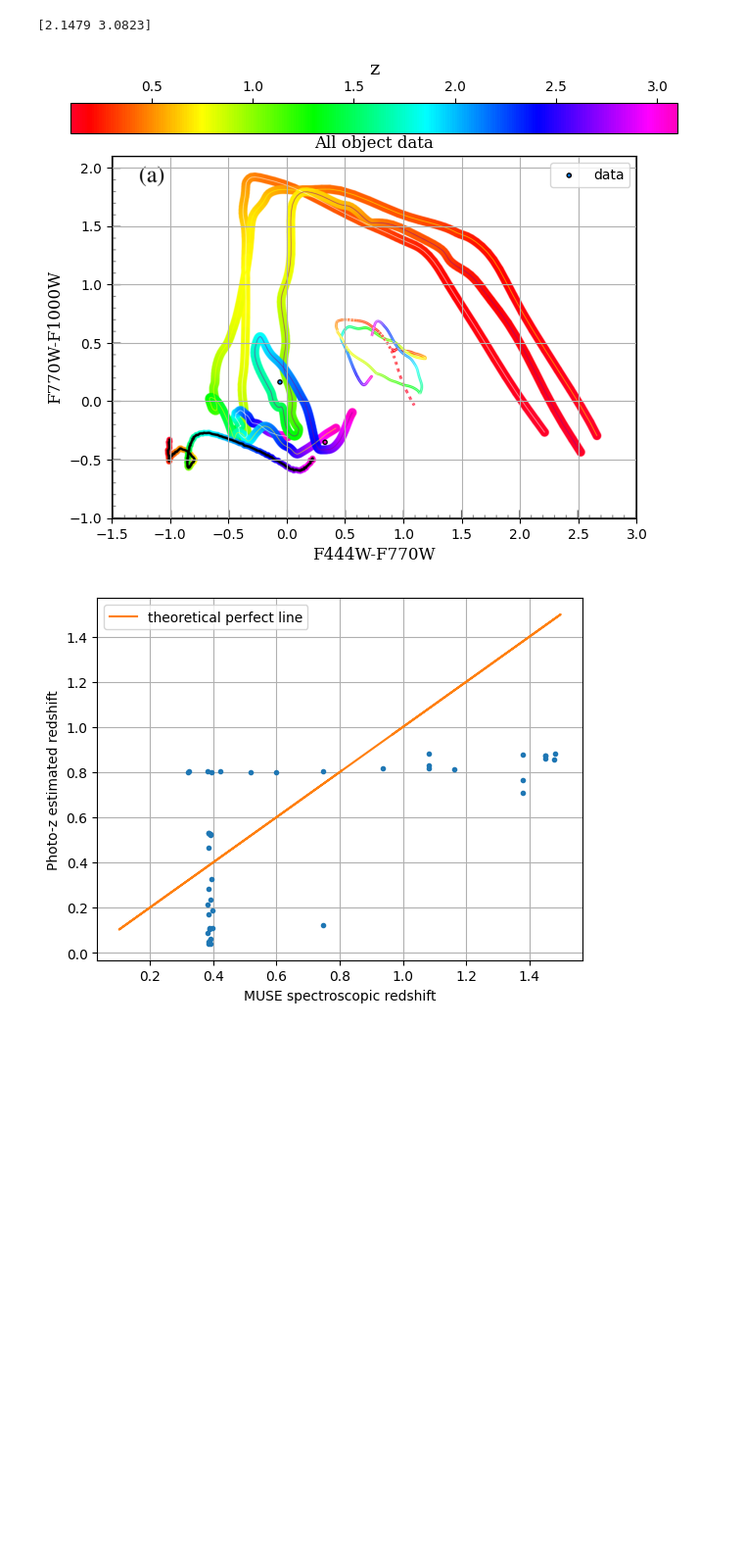
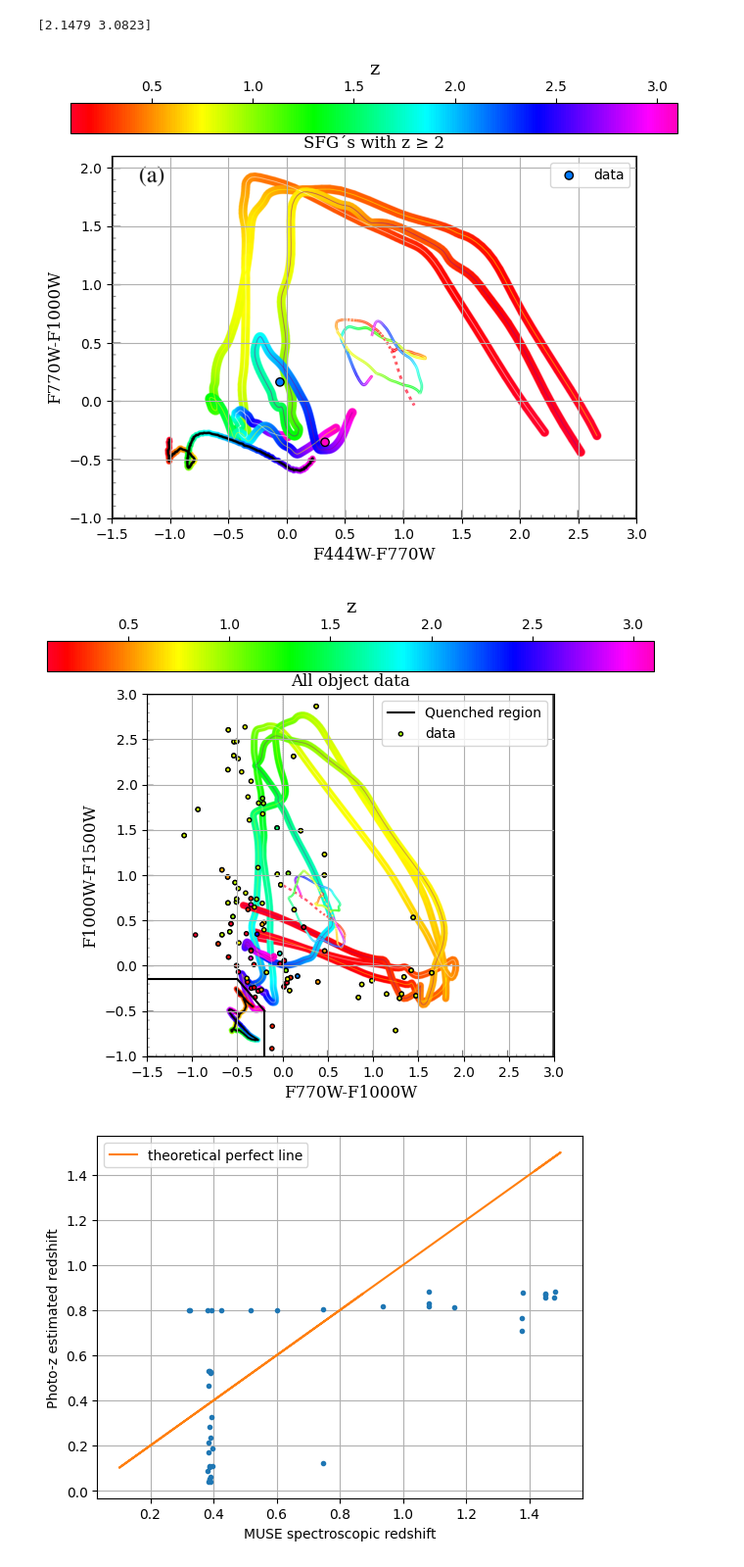
Before and after one commit to StellaWasTaken/1st-year-project, a Jupyter notebook: CSFG data results.ipynb, the cells around one changed output. Shown at 98% size. Cells and saved outputs as stored; diff of their text form; code cells hidden in the pictures; blank space fills up the shorter version.

```diff
--- a/CSFG data results.ipynb
+++ b/CSFG data results.ipynb
@@ -79,3 +82,5 @@ boxv = np.array([[0.3, 0.3], [-0.2, -1]]) #vertical ...
 fictdatlinear = np.array([[-0.5, -0.2], [-0.15, -0.5]]) #angled line fictional data. x then y
 fictdathline = np.array([[-1.5, -0.5], np.ones(2)*-0.15]) #horizontal fictional data line. x then y
 fictdatvline = np.array([[-0.2, -0.2], [-0.5,-1.5]]) #vertical fictional data line. x then y
+fictslope = [(-0.35/0.3), (-0.15+0.5*(-0.35/0.3))]#slope and value at y=0 for later. for ficdatlinear. a, then b
+print(fictslope)
@@ -131,27 +138,60 @@ for i in range(len(M47)):
             SFGM47 = np.append(SFGM47, M47[i])
             SFGM710 = np.append(SFGM710, M710[i])
             SFGred = np.append(SFGred, red[i])
+
+SFGM115 = np.array([]) #SFG in front of the name means it´s only SFGs with z>=2
+SFGM710fig2 = np.array([]) #We already have one, so fig2 indicates it´s for the second figure
+SFGredfig2 = np.array([]) # same as with SFGM710fig2
+for i in range(len(M710)):
+    if M710[i] > -0.2 or M710[i] <-0.5:
+        if M710[i] > -0.2 or M115[i] > -0.15:
+            SFGM115 = np.append(SFGM115, M115[i])
+            SFGM710fig2 = np.append(SFGM710fig2, M710[i])
+            SFGredfig2 = np.append(SFGredfig2, red[i])
+    if M710[i] <= -0.2 or M710[i] >= -0.5:
+        if M115[i] >= fictslope[0]*M710[i]+fictslope[1]:
+            SFGM115 = np.append(SFGM115, M115[i])
+            SFGM710fig2 = np.append(SFGM710fig2, M710[i])
+            SFGredfig2 = np.append(SFGredfig2, red[i])
 # %%
 #Plotting the new fig1 and fig2 plots:
 
 #fig1:
 print(SFGred)
 plt.figure(figsize=(8, 6))
 implot = plt.imshow(fig1, extent=[-1.5, 3, -1, 2.1])
-allplot1 = plt.scatter(SFGM47, SFGM710, c=SFGred, marker=".",  label = "data", vmin=0.1, vmax=3.1, cmap=sm, edgecolors="k")
+allplot1 = plt.scatter(SFGM47, SFGM710, c=SFGred, marker="o",  label = "data", vmin=0.1, vmax=3.1, cmap=sm, edgecolors="k")
 plt.colorbar(allplot1, orientation="horizontal", location="top").set_label(label='z',size=14,**newfont)
 #plt.errorbar(M47, M710, yerr=M710e, xerr=M47e, linestyle = "", color="r", label = "error") #VERY large errors
-plt.title("All object data", **newfont, fontsize=12)
+plt.title("SFG´s with z ≥ 2", **newfont, fontsize=12)
 plt.xlabel("F444W-F770W", **newfont, fontsize=12)
 plt.ylabel("F770W-F1000W", **newfont, fontsize=12)
 plt.xlim(-1.5, 3)
 plt.ylim(-1, 2.1)
 plt.legend()
 plt.grid()
 plt.show()
+
+#fig2:
+plt.figure(figsize=(8, 6))
+plt.plot(fictdatlinear[0], fictdatlinear[1], color="k", label="Quenched region")
+plt.plot(fictdathline[0], fictdathline[1], color="k")
+plt.plot(fictdatvline[0], fictdatvline[1], color="k")
+implot = plt.imshow(fig2, extent=[-1.5, 3, -1, 3])
+allplot2 = plt.scatter(SFGM710fig2, SFGM115, c=SFGredfig2, marker=".", vmin=0.1, vmax=3.1, label = "data", cmap=sm, edgecolors="k")
+plt.colorbar(allplot2, orientation="horizontal", location="top").set_label(label='z',size=14,**newfont)
+#plt.errorbar(M710, M115, yerr=M115e, xerr=M710e, linestyle = "", color="r", label = "error") #VERY large errors
+plt.title("All object data", **newfont, fontsize=12)
+plt.xlabel("F770W-F1000W", **newfont, fontsize=12)
+plt.ylabel("F1000W-F1500W", **newfont, fontsize=12)
+plt.xlim(-1.5, 3)
+plt.ylim(-1, 3)
+plt.legend()
+plt.grid()
 # %% [output]
 [2.1479 3.0823]
-[figure, old version]
+[figure, new version]
+[figure, added]
 # %%
 line = np.random.uniform(0.1, 1.5, (1000))
 plt.plot(museshift, musecompare, ".")
```
Also changed, not shown: parts of 5 cells of this notebook.
